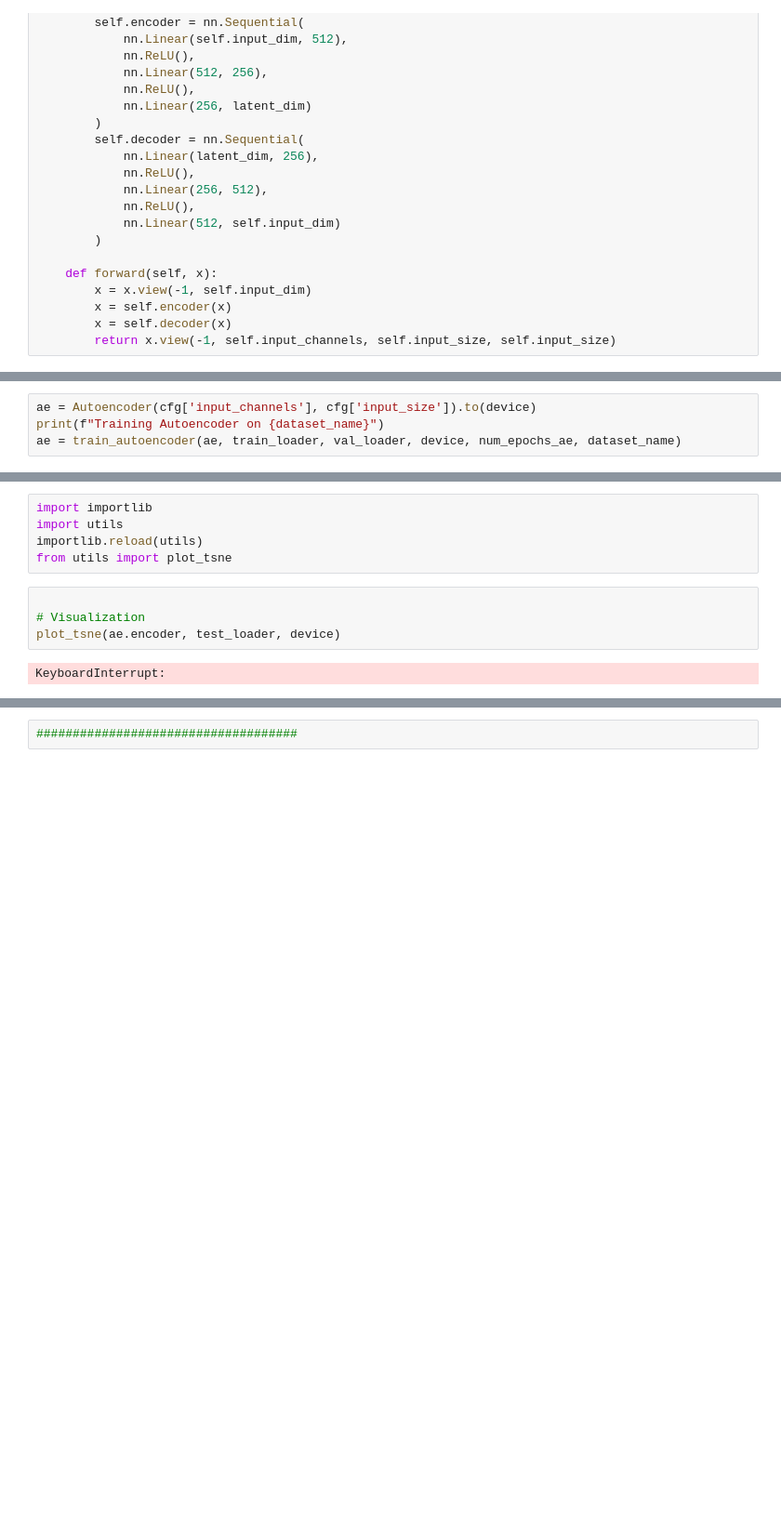
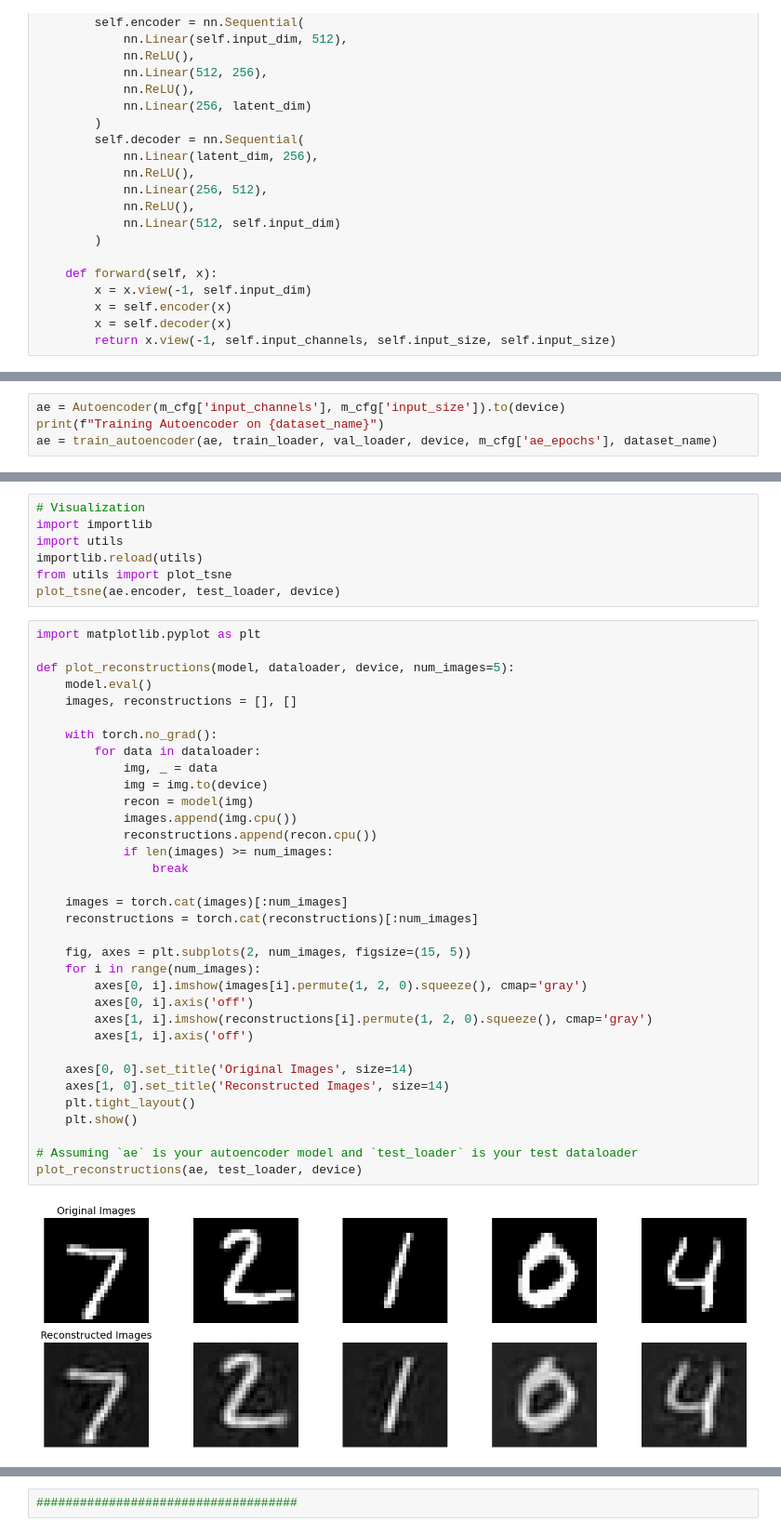
Before and after one commit to oren-ron/Deep_project, a Jupyter notebook: subtask1.ipynb, the cells around one changed output, grey strips where cells are left out. Shown at 93% size. Saved outputs shown, nothing was run; the diff lists cells and outputs as text; blank space fills up the shorter version.

```diff
--- a/subtask1.ipynb
+++ b/subtask1.ipynb
@@ -285,8 +364,8 @@ cfg = config[dataset_name]
 train_dataset, val_dataset, test_dataset = load_dataset(dataset_name)
 train_loader, val_loader, test_loader = create_data_loaders(train_dataset, val_dataset, test_dataset, batch_size)
 # %%
-ae = Autoencoder(cfg['input_channels'], cfg['input_size']).to(device)
+ae = Autoencoder(m_cfg['input_channels'], m_cfg['input_size']).to(device)
 print(f"Training Autoencoder on {dataset_name}")
-ae = train_autoencoder(ae, train_loader, val_loader, device, num_epochs_ae, dataset_name)
+ae = train_autoencoder(ae, train_loader, val_loader, device, m_cfg['ae_epochs'], dataset_name)
 # %% [output]
 Training Autoencoder on MNIST
@@ -341,11 +419,43 @@ Final Test Accuracy on MNIST: 98.51%
 # %%
+# Visualization
 import importlib
 import utils
 importlib.reload(utils)
 from utils import plot_tsne
+plot_tsne(ae.encoder, test_loader, device)
-# %%
-
-# Visualization
-plot_tsne(ae.encoder, test_loader, device)
-# %% [output]
-KeyboardInterrupt:
+# %%
+import matplotlib.pyplot as plt
+
+def plot_reconstructions(model, dataloader, device, num_images=5):
+    model.eval()
+    images, reconstructions = [], []
+
+    with torch.no_grad():
+        for data in dataloader:
+            img, _ = data
+            img = img.to(device)
+            recon = model(img)
+            images.append(img.cpu())
+            reconstructions.append(recon.cpu())
+            if len(images) >= num_images:
+                break
+
+    images = torch.cat(images)[:num_images]
+    reconstructions = torch.cat(reconstructions)[:num_images]
+
+    fig, axes = plt.subplots(2, num_images, figsize=(15, 5))
+    for i in range(num_images):
+        axes[0, i].imshow(images[i].permute(1, 2, 0).squeeze(), cmap='gray')
+        axes[0, i].axis('off')
+        axes[1, i].imshow(reconstructions[i].permute(1, 2, 0).squeeze(), cmap='gray')
+        axes[1, i].axis('off')
+
+    axes[0, 0].set_title('Original Images', size=14)
+    axes[1, 0].set_title('Reconstructed Images', size=14)
+    plt.tight_layout()
+    plt.show()
+
+# Assuming `ae` is your autoencoder model and `test_loader` is your test dataloader
+plot_reconstructions(ae, test_loader, device)
+# %% [output]
+[figure, added]
```
Also changed, not shown: parts of 17 cells of this notebook, 2 other files.
